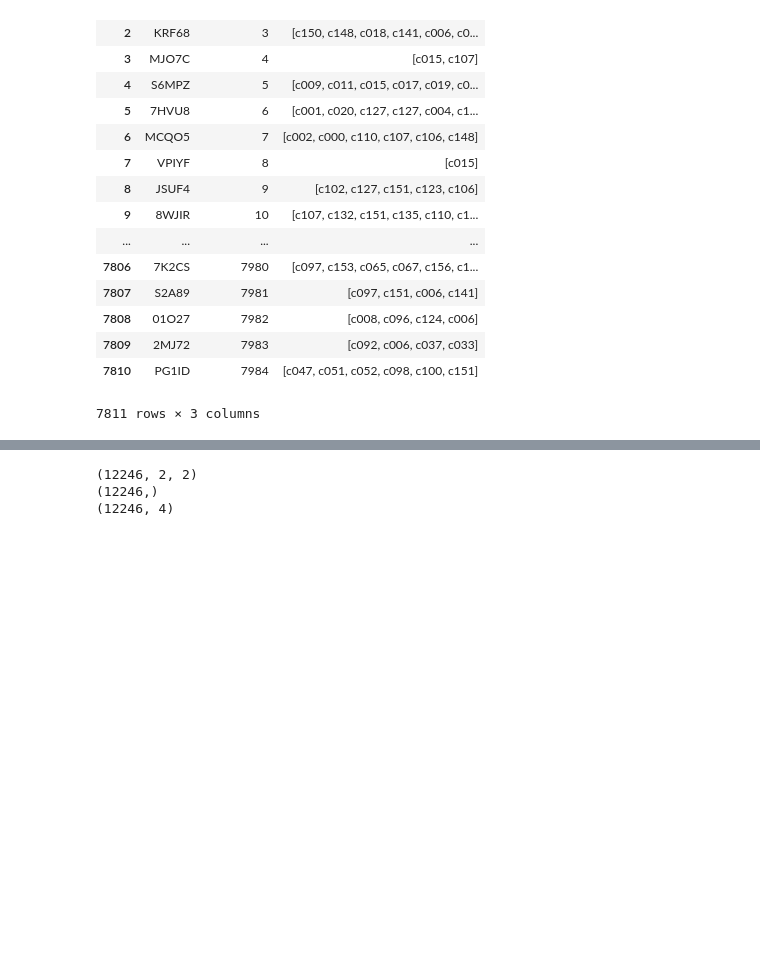
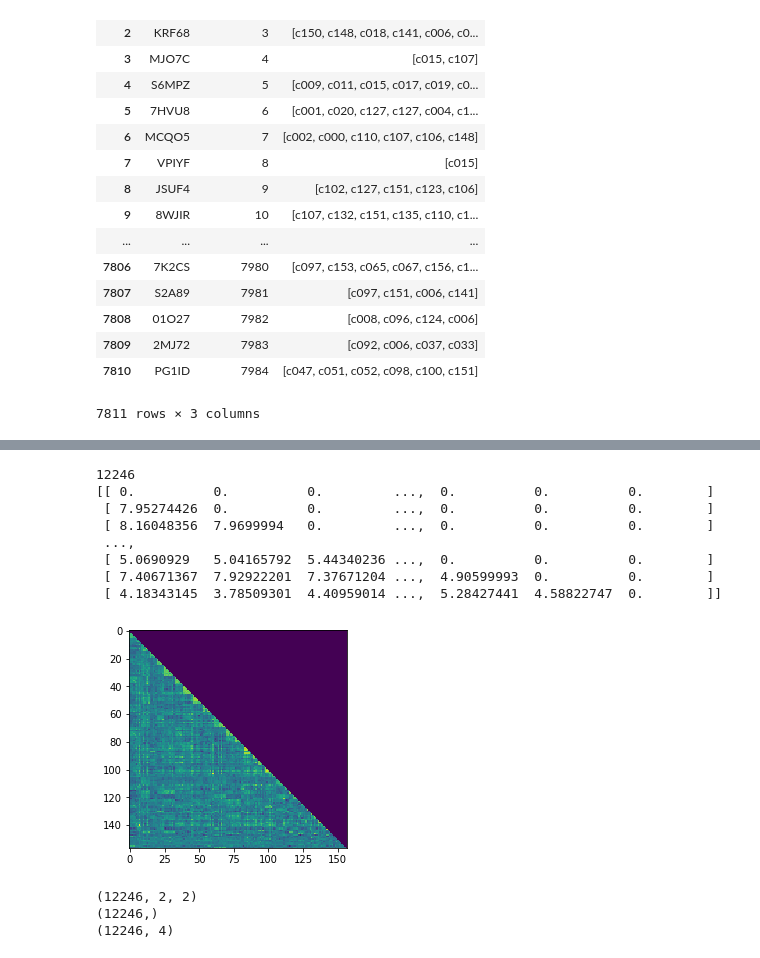
Before and after one commit to AdrianHsu/charades-parser, a Jupyter notebook: train_actions_csv_mutual_info.ipynb, the cells around one changed output, grey strips where cells are left out. Drawn from its saved outputs; the diff is of its cells as text; code cells hidden in the pictures; blank space fills up the shorter version.

Commit message:
plot matrix

```diff
--- a/train_actions_csv_mutual_info.ipynb
+++ b/train_actions_csv_mutual_info.ipynb
@@ -219,6 +237,32 @@ for i in range(0, 157):
         arr = [classes[i], classes[j]]
         two.append(arr)
         two_pmi.append(pmi(classes[i][0], classes[j][0]))
+# %%
+print(len(two_pmi))
+two_dim = np.zeros((157, 157))
+k = 0
+for i in range(0, 157):
+    for j in range(i+1, 157):
+        two_dim[j][i] = two_pmi[k]
+        k += 1
+print(two_dim)
+import matplotlib.pyplot as plt
+# %matplotlib inline
+
+arr = np.array(two_dim)
+plt.imshow(arr, interpolation=None)
+plt.savefig('class.png', dpi=1000)
+plt.show()
+# %% [output]
+12246
+[[ 0.          0.          0.         ...,  0.          0.          0.        ]
+ [ 7.95274426  0.          0.         ...,  0.          0.          0.        ]
+ [ 8.16048356  7.9699994   0.         ...,  0.          0.          0.        ]
+ ...,
+ [ 5.0690929   5.04165792  5.44340236 ...,  0.          0.          0.        ]
+ [ 7.40671367  7.92922201  7.37671204 ...,  4.90599993  0.          0.        ]
+ [ 4.18343145  3.78509301  4.40959014 ...,  5.28427441  4.58822747  0.        ]]
+[figure, added]
 # %%
 two = [x for _,x in sorted(zip(two_pmi,two), reverse=True)]
 two_pmi = sorted(two_pmi, reverse=True)
```
Also changed, not shown: parts of 11 cells of this notebook, 5 other files.
